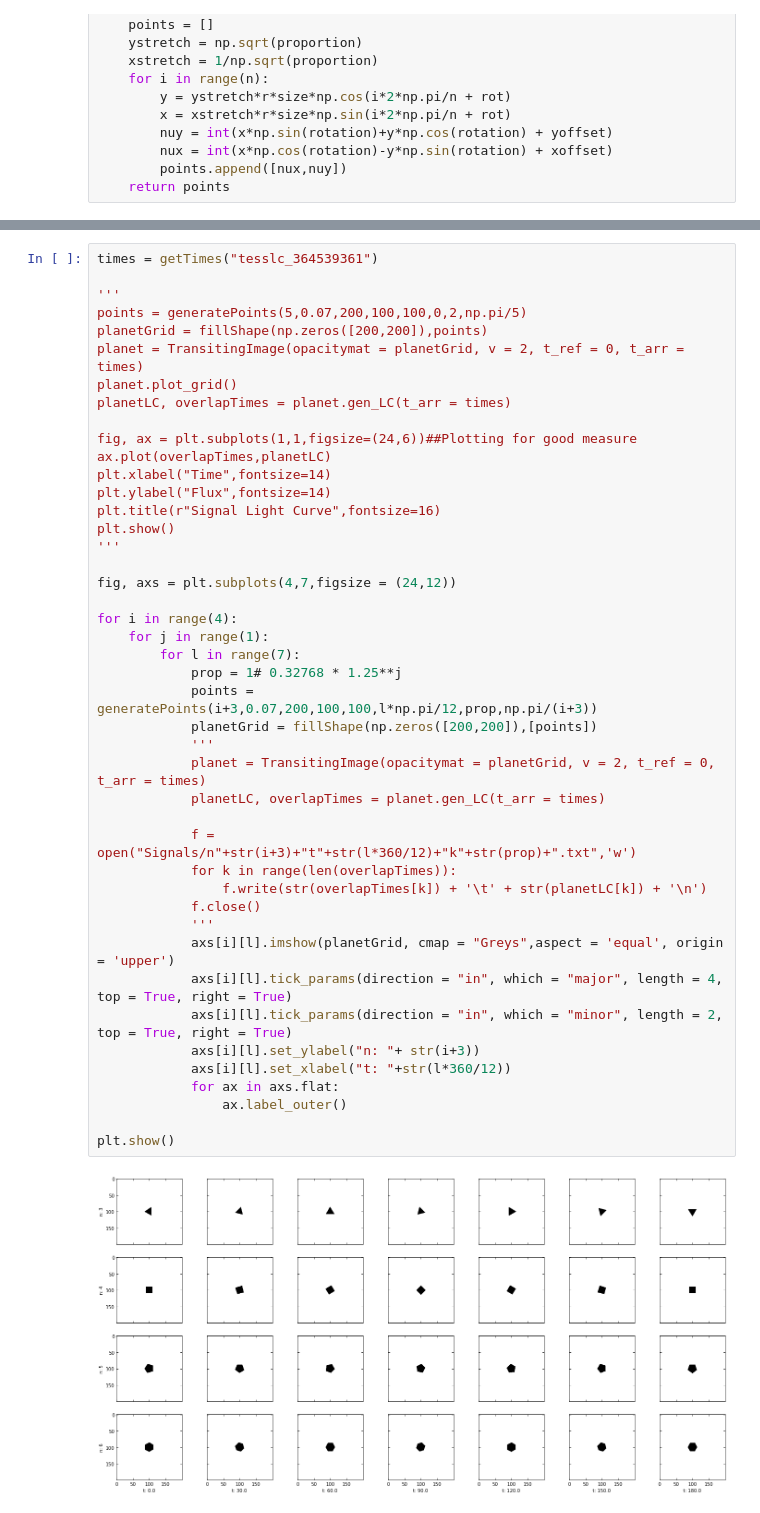
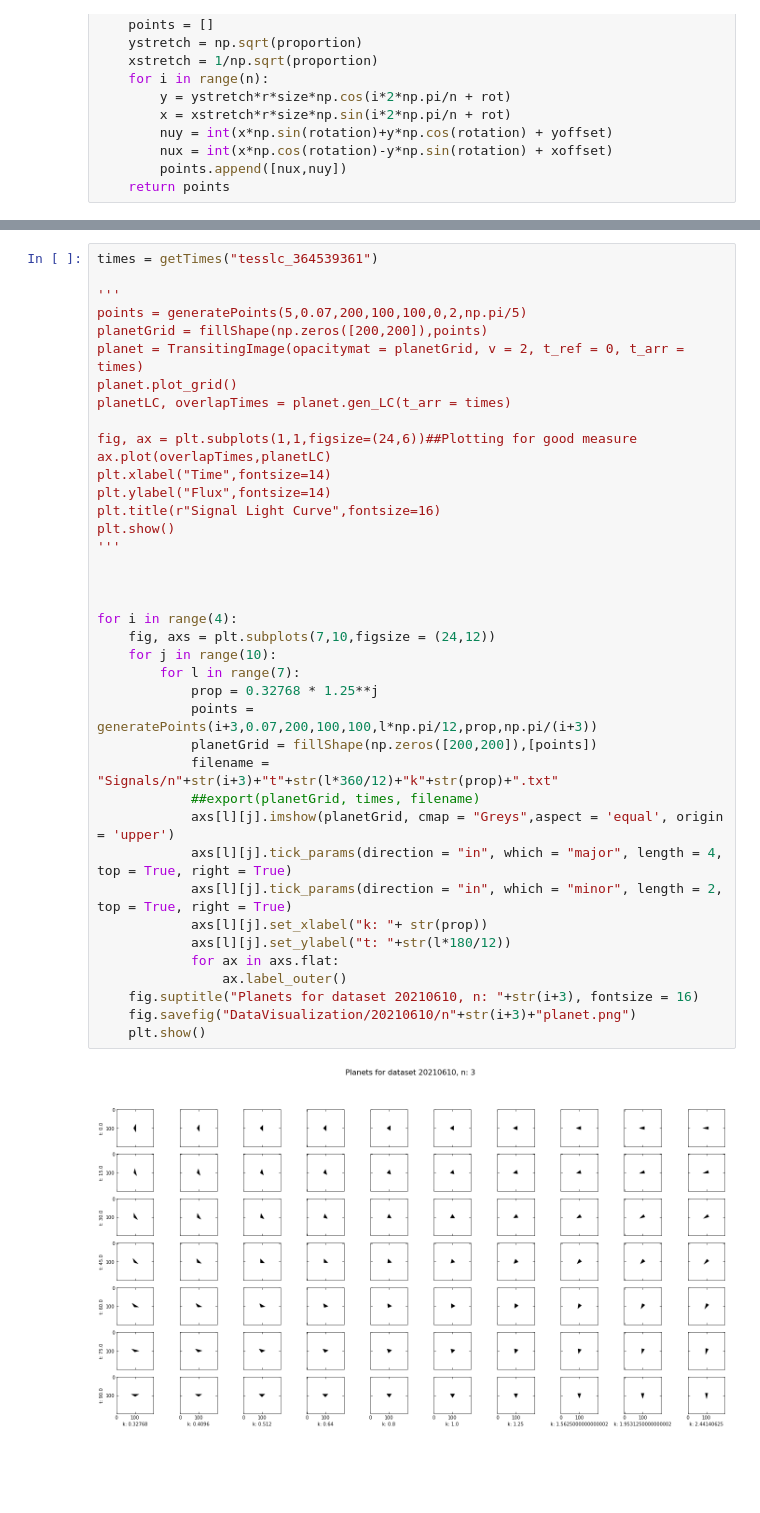
Before and after one commit to joshua-bromley/tessSignalInjection, a Jupyter notebook: Summer2021/varyingSize.ipynb, the cells around one changed output, grey strips where cells are left out. Saved outputs shown, nothing was run; the diff lists cells and outputs as text; blank space fills up the shorter version.

```diff
--- a/Summer2021/varyingSize.ipynb
+++ b/Summer2021/varyingSize.ipynb
@@ -105,46 +114,41 @@ def generatePoints(n,r,size,xoffset = 0,yoffset = 0,rotation = 0, proportion = 1
 # %%
 times = getTimes("tesslc_364539361")
 
 '''
 points = generatePoints(5,0.07,200,100,100,0,2,np.pi/5)
 planetGrid = fillShape(np.zeros([200,200]),points)
 planet = TransitingImage(opacitymat = planetGrid, v = 2, t_ref = 0, t_arr = times)
 planet.plot_grid()
 planetLC, overlapTimes = planet.gen_LC(t_arr = times)
 
 fig, ax = plt.subplots(1,1,figsize=(24,6))##Plotting for good measure
 ax.plot(overlapTimes,planetLC)
 plt.xlabel("Time",fontsize=14)
 plt.ylabel("Flux",fontsize=14)
 plt.title(r"Signal Light Curve",fontsize=16)
 plt.show()
 '''
 
-fig, axs = plt.subplots(4,7,figsize = (24,12))
+
 
 for i in range(4):
-    for j in range(1):
+    fig, axs = plt.subplots(7,10,figsize = (24,12))
+    for j in range(10):
         for l in range(7):
-            prop = 1# 0.32768 * 1.25**j
+            prop = 0.32768 * 1.25**j
             points = generatePoints(i+3,0.07,200,100,100,l*np.pi/12,prop,np.pi/(i+3))
             planetGrid = fillShape(np.zeros([200,200]),[points])
-            '''
-            planet = TransitingImage(opacitymat = planetGrid, v = 2, t_ref = 0, t_arr = times)
-            planetLC, overlapTimes = planet.gen_LC(t_arr = times)
-
-            f = open("Signals/n"+str(i+3)+"t"+str(l*360/12)+"k"+str(prop)+".txt",'w')
-            for k in range(len(overlapTimes)):
-                f.write(str(overlapTimes[k]) + '\t' + str(planetLC[k]) + '\n')
-            f.close()
-            '''
-            axs[i][l].imshow(planetGrid, cmap = "Greys",aspect = 'equal', origin = 'upper')
-            axs[i][l].tick_params(direction = "in", which = "major", length = 4, top = True, right = True)
-            axs[i][l].tick_params(direction = "in", which = "minor", length = 2, top = True, right = True)
-            axs[i][l].set_ylabel("n: "+ str(i+3))
-            axs[i][l].set_xlabel("t: "+str(l*360/12))
+            filename = "Signals/n"+str(i+3)+"t"+str(l*360/12)+"k"+str(prop)+".txt"
+            ##export(planetGrid, times, filename)
+            axs[l][j].imshow(planetGrid, cmap = "Greys",aspect = 'equal', origin = 'upper')
+            axs[l][j].tick_params(direction = "in", which = "major", length = 4, top = True, right = True)
+            axs[l][j].tick_params(direction = "in", which = "minor", length = 2, top = True, right = True)
+            axs[l][j].set_xlabel("k: "+ str(prop))
+            axs[l][j].set_ylabel("t: "+str(l*180/12))
             for ax in axs.flat:
                 ax.label_outer()
-
-plt.show()
+    fig.suptitle("Planets for dataset 20210610, n: "+str(i+3), fontsize = 16)
+    fig.savefig("DataVisualization/20210610/n"+str(i+3)+"planet.png")
+    plt.show()
 # %% [output]
-[figure, old version]
+[figure, new version]
```
Also changed, not shown: parts of 2 cells of this notebook, 12 other files.
